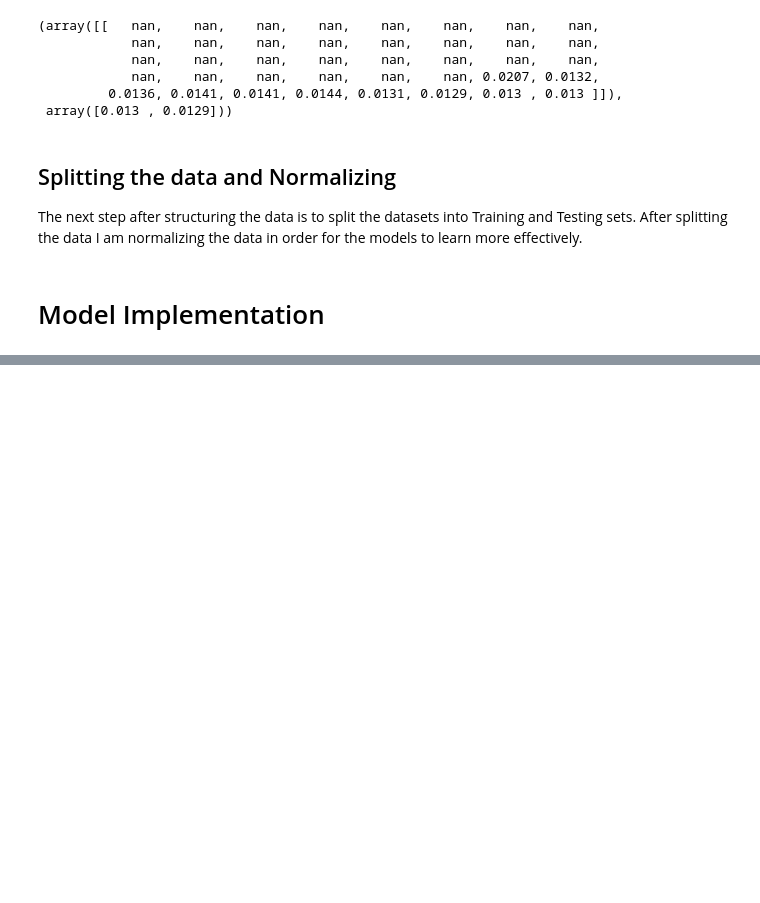
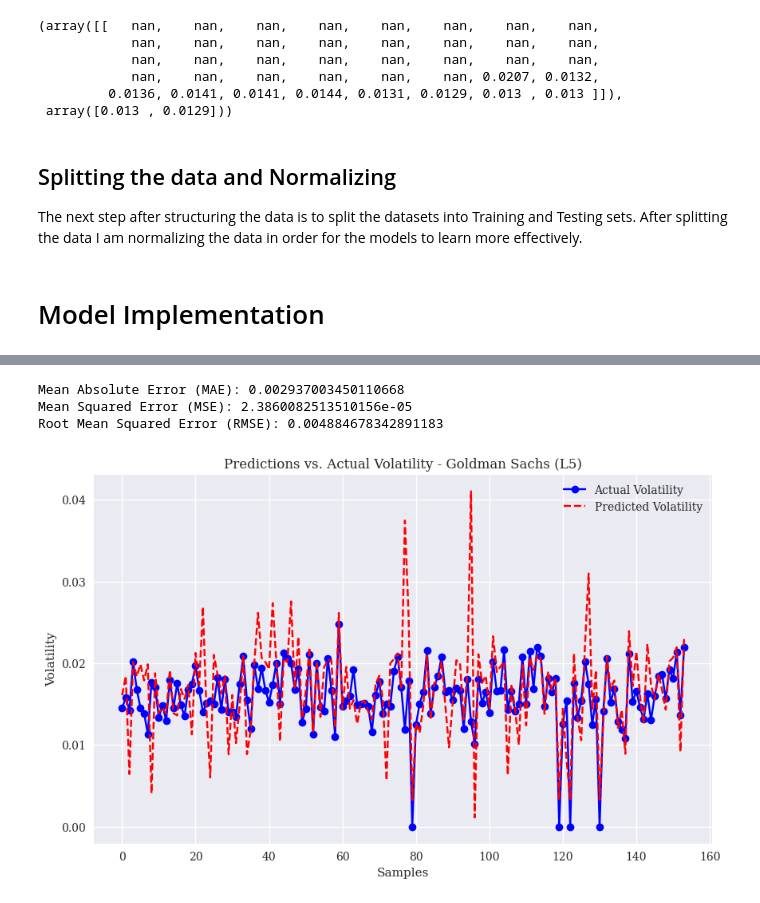
Before and after one commit to BennySlingshot/Financial-Machine-Learning, a Jupyter notebook: Financial-Machine-Learning.ipynb, the cells around one changed output, grey strips where cells are left out. Saved outputs shown, nothing was run; the diff lists cells and outputs as text; code cells hidden in the pictures; blank space fills up the shorter version.

```diff
--- a/Financial-Machine-Learning.ipynb
+++ b/Financial-Machine-Learning.ipynb
@@ -665,0 +755,3 @@ X_test_scaled_crm_L40 = scaler.transform(X_test_crm_L40)
+# %%
+predictions = model.predict(X_test_reshaped_gs_L5)
+print(predictions)
@@ -665,0 +798,28 @@ X_test_scaled_crm_L40 = scaler.transform(X_test_crm_L40)
+# %%
+from sklearn.metrics import mean_absolute_error, mean_squared_error
+
+# Calculate MAE, MSE, and RMSE
+mae = mean_absolute_error(y_test_gs_L5, predictions)
+mse = mean_squared_error(y_test_gs_L5, predictions)
+rmse = mse ** 0.5  # Square root of MSE
+
+print(f"Mean Absolute Error (MAE): {mae}")
+print(f"Mean Squared Error (MSE): {mse}")
+print(f"Root Mean Squared Error (RMSE): {rmse}")
+
+# Plotting Predictions vs Actual Data
+plt.figure(figsize=(10, 6))
+plt.plot(y_test_gs_L5, label='Actual Volatility', color='blue', marker='o')
+plt.plot(predictions, label='Predicted Volatility', color='red', linestyle='--', marker='x')
+plt.title('Predictions vs. Actual Volatility - Goldman Sachs (L5)')
+plt.xlabel('Samples')
+plt.ylabel('Volatility')
+plt.legend()
+plt.show()
+
+# The plot and metrics provide a visual and quantitative assessment of the model's performance. The closer the predictions are to the actual values, the better the model. Differences between the predicted and actual values indicate prediction errors. The metrics quantify these errors, with lower values indicating better model performance.
+# %% [output]
+Mean Absolute Error (MAE): 0.002937003450110668
+Mean Squared Error (MSE): 2.3860082513510156e-05
+Root Mean Squared Error (RMSE): 0.004884678342891183
+[figure, added]
```
Also changed, not shown: parts of 95 cells of this notebook, 1 other file.
